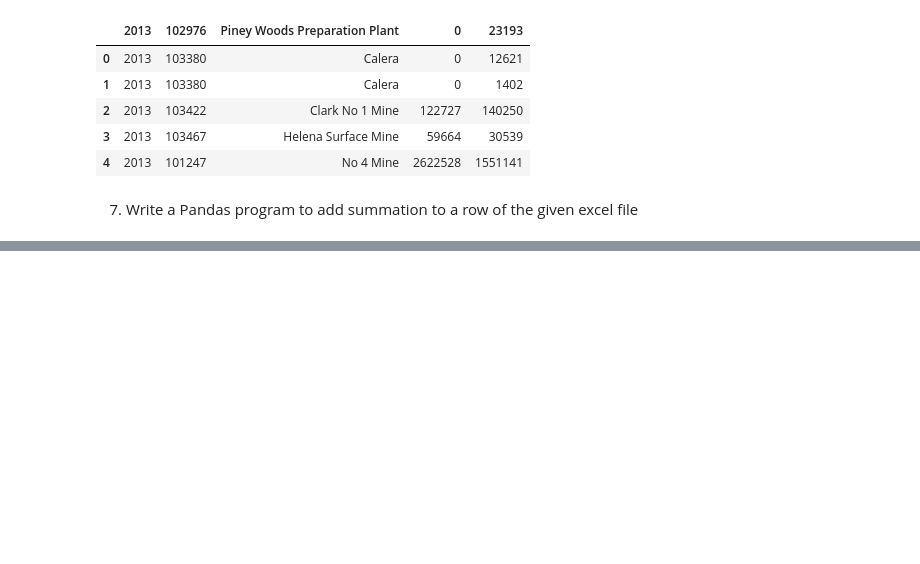
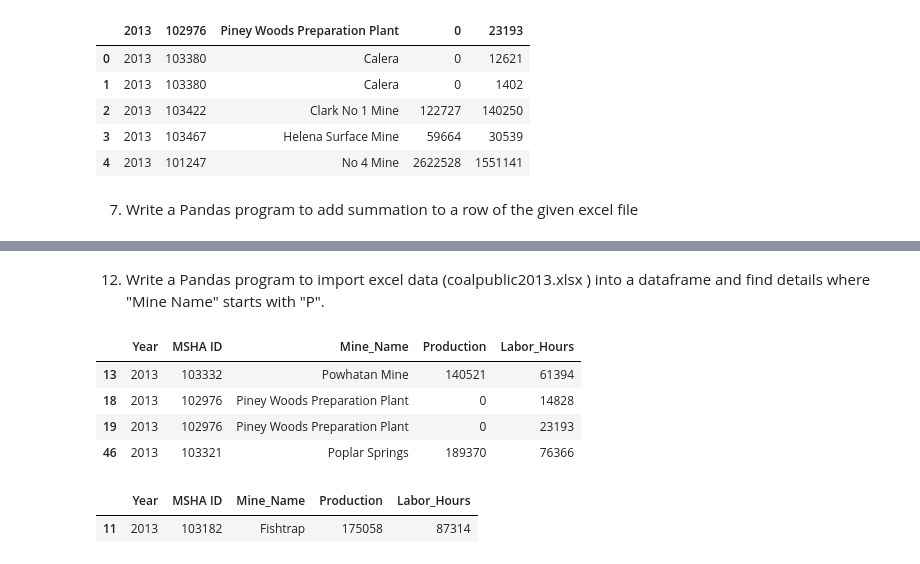
Before and after one commit to Proxytrail/pandasquestions, a Jupyter notebook: pandasquestion2.ipynb, the cells around one changed output, grey strips where cells are left out. Drawn from its saved outputs; the diff is of its cells as text; code cells hidden in the pictures; blank space fills up the shorter version.

```diff
--- a/pandasquesion2.ipynb
+++ b/pandasquestion2.ipynb
@@ -160,0 +246,16 @@ df.head()
+# %% [markdown]
+12. Write a Pandas program to import excel data (coalpublic2013.xlsx ) into a
+dataframe and find details where "Mine Name" starts with "P".
+# %%
+df[df['Mine_Name'].str.startswith('P',na=False)]
+# %% [output]
+|  | Year | MSHA ID | Mine_Name | Production | Labor_Hours |
+| 13 | 2013 | 103332 | Powhatan Mine | 140521 | 61394 |
+| 18 | 2013 | 102976 | Piney Woods Preparation Plant | 0 | 14828 |
+| 19 | 2013 | 102976 | Piney Woods Preparation Plant | 0 | 23193 |
+| 46 | 2013 | 103321 | Poplar Springs | 189370 | 76366 |
+# %%
+df[df['Mine_Name'].str.endswith('p',na=False)]
+# %% [output]
+|  | Year | MSHA ID | Mine_Name | Production | Labor_Hours |
+| 11 | 2013 | 103182 | Fishtrap | 175058 | 87314 |
```
Also changed, not shown: parts of 11 cells of this notebook.
